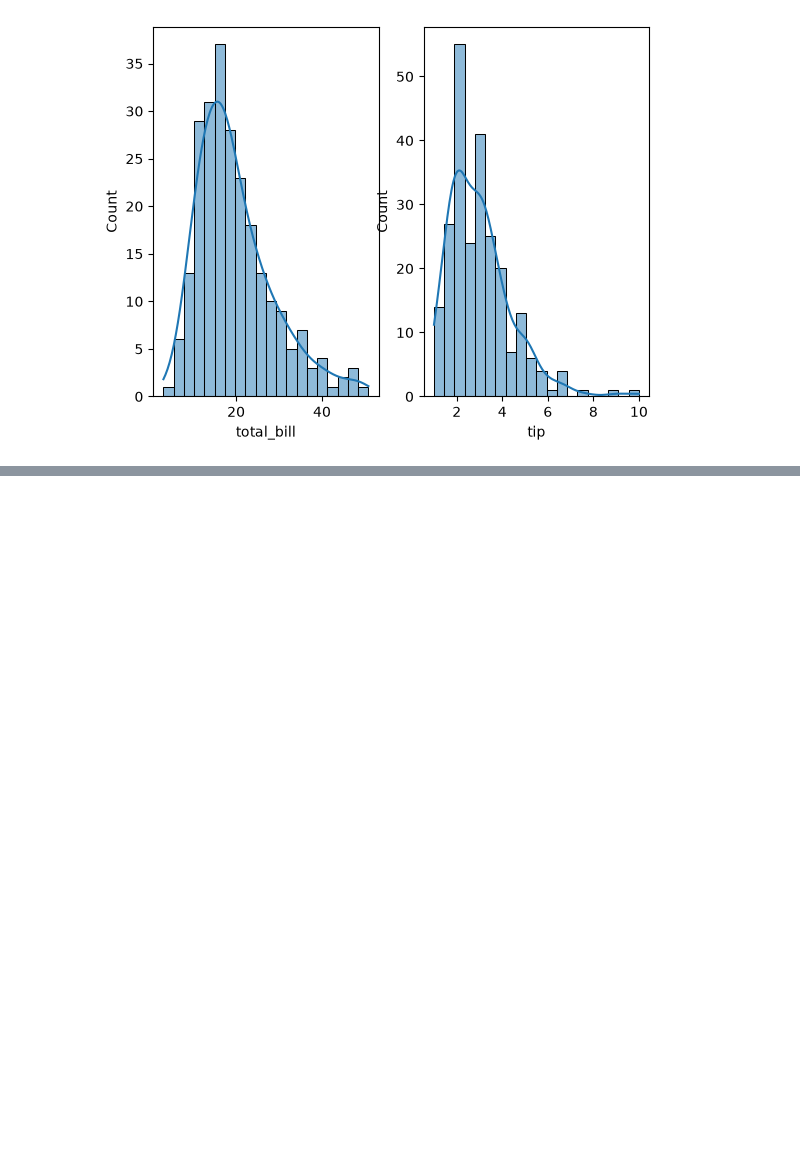
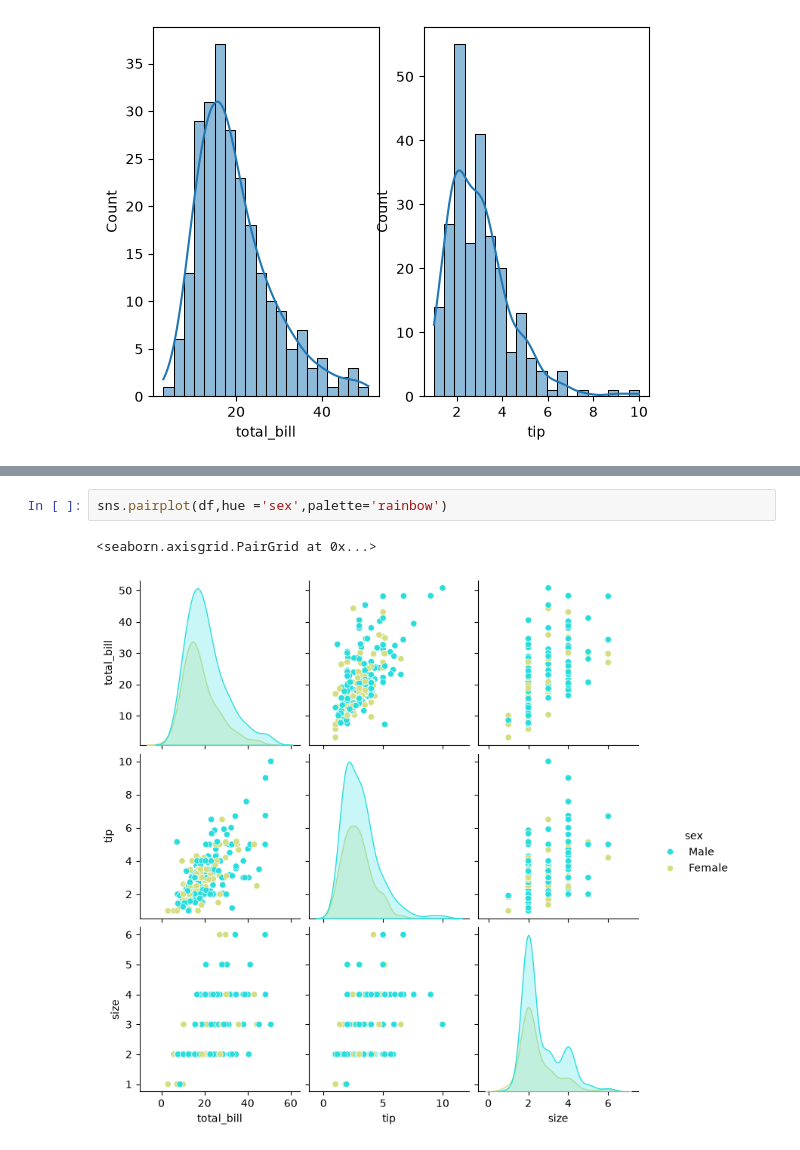
Before and after one commit to Mayankjoshi009/Python-, a Jupyter notebook: Matplotlib & Seaborn/Distributionplot.ipynb, the cells around one changed output, grey strips where cells are left out. Drawn from its saved outputs; the diff is of its cells as text; blank space fills up the shorter version.

```diff
--- a/Matplotlib & Seaborn/Distributionplot.ipynb
+++ b/Matplotlib & Seaborn/Distributionplot.ipynb
@@ -48,0 +54,5 @@ sns.jointplot(x = 'total_bill',y = 'tip', data = df,kind='scatter')
+# %%
+sns.pairplot(df,hue ='sex',palette='rainbow')
+# %% [output]
+<seaborn.axisgrid.PairGrid at 0x...>
+[figure, added]
```
Also changed, not shown: parts of 10 cells of this notebook.
